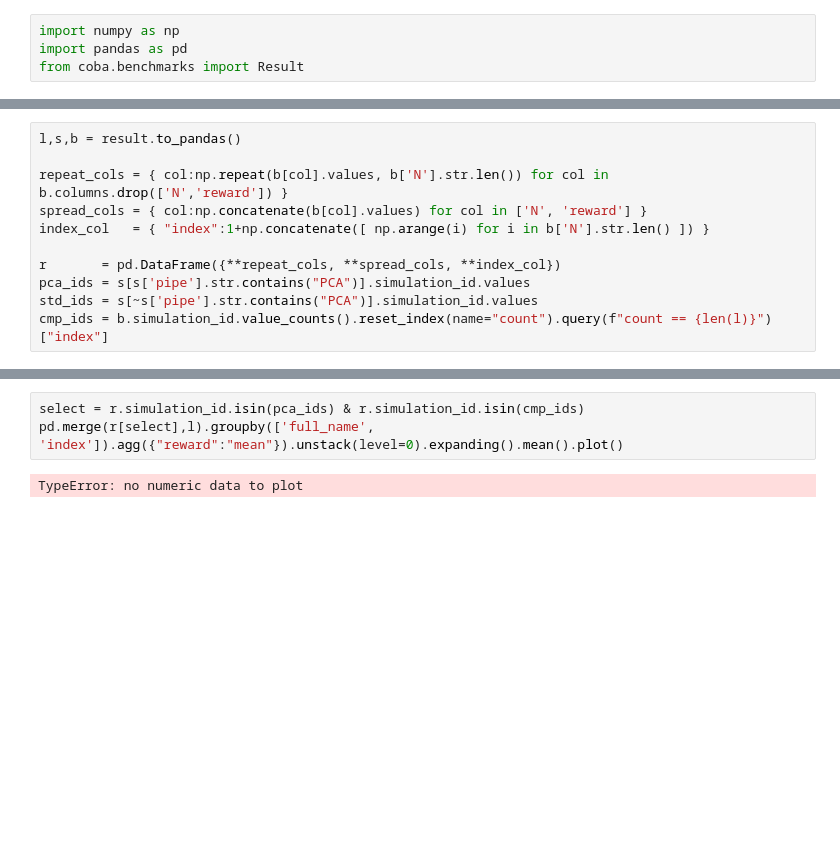
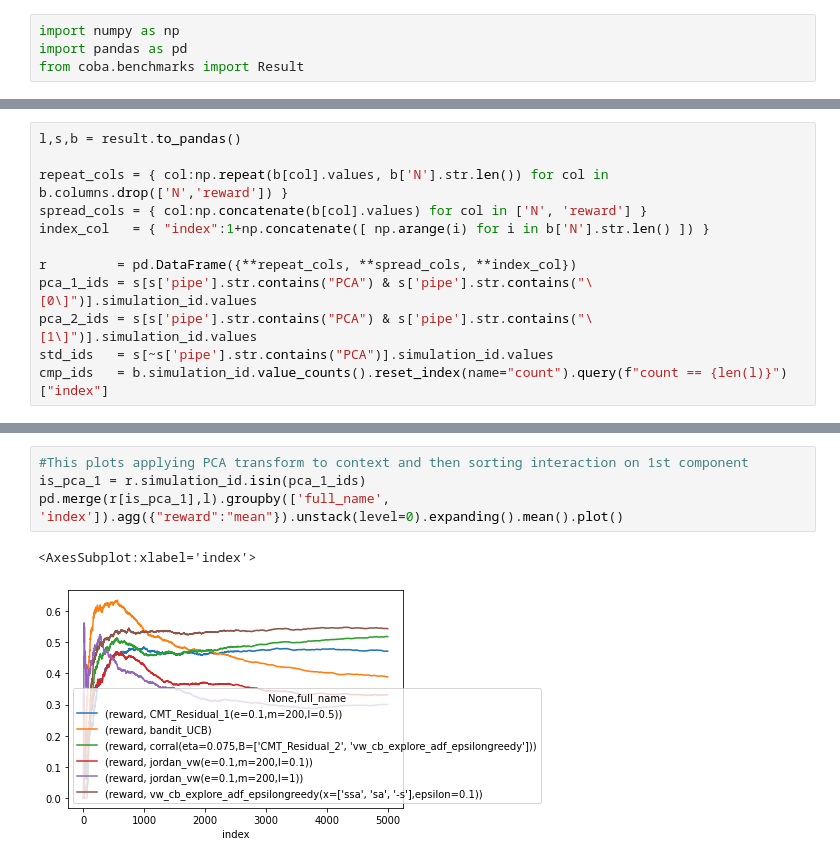
Before and after one commit to pmineiro/memoryrl, a Jupyter notebook: study1/analysis.ipynb, the cells around one changed output, grey strips where cells are left out. Saved outputs shown, nothing was run; the diff lists cells and outputs as text; blank space fills up the shorter version.

```diff
--- a/study1/analysis.ipynb
+++ b/study1/analysis.ipynb
@@ -11,7 +13,8 @@ repeat_cols = { col:np.repeat(b[col].values, b['N'].str.len()) for col in b.colu
 spread_cols = { col:np.concatenate(b[col].values) for col in ['N', 'reward'] }
 index_col   = { "index":1+np.concatenate([ np.arange(i) for i in b['N'].str.len() ]) }
 
-r       = pd.DataFrame({**repeat_cols, **spread_cols, **index_col})
-pca_ids = s[s['pipe'].str.contains("PCA")].simulation_id.values
-std_ids = s[~s['pipe'].str.contains("PCA")].simulation_id.values
-cmp_ids = b.simulation_id.value_counts().reset_index(name="count").query(f"count == {len(l)}")["index"]
+r         = pd.DataFrame({**repeat_cols, **spread_cols, **index_col})
+pca_1_ids = s[s['pipe'].str.contains("PCA") & s['pipe'].str.contains("\[0\]")].simulation_id.values
+pca_2_ids = s[s['pipe'].str.contains("PCA") & s['pipe'].str.contains("\[1\]")].simulation_id.values
+std_ids   = s[~s['pipe'].str.contains("PCA")].simulation_id.values
+cmp_ids   = b.simulation_id.value_counts().reset_index(name="count").query(f"count == {len(l)}")["index"]
@@ -28,5 +28,7 @@ pd.merge(r[is_complete_std],l).groupby(['full_name', 'index']).agg({"reward":"me
 # %%
-select = r.simulation_id.isin(pca_ids) & r.simulation_id.isin(cmp_ids)
-pd.merge(r[select],l).groupby(['full_name', 'index']).agg({"reward":"mean"}).unstack(level=0).expanding().mean().plot()
+#This plots applying PCA transform to context and then sorting interaction on 1st component
+is_pca_1 = r.simulation_id.isin(pca_1_ids)
+pd.merge(r[is_pca_1],l).groupby(['full_name', 'index']).agg({"reward":"mean"}).unstack(level=0).expanding().mean().plot()
 # %% [output]
-TypeError: no numeric data to plot
+<AxesSubplot:xlabel='index'>
+[figure, added]
```
Also changed, not shown: parts of 6 cells of this notebook.
